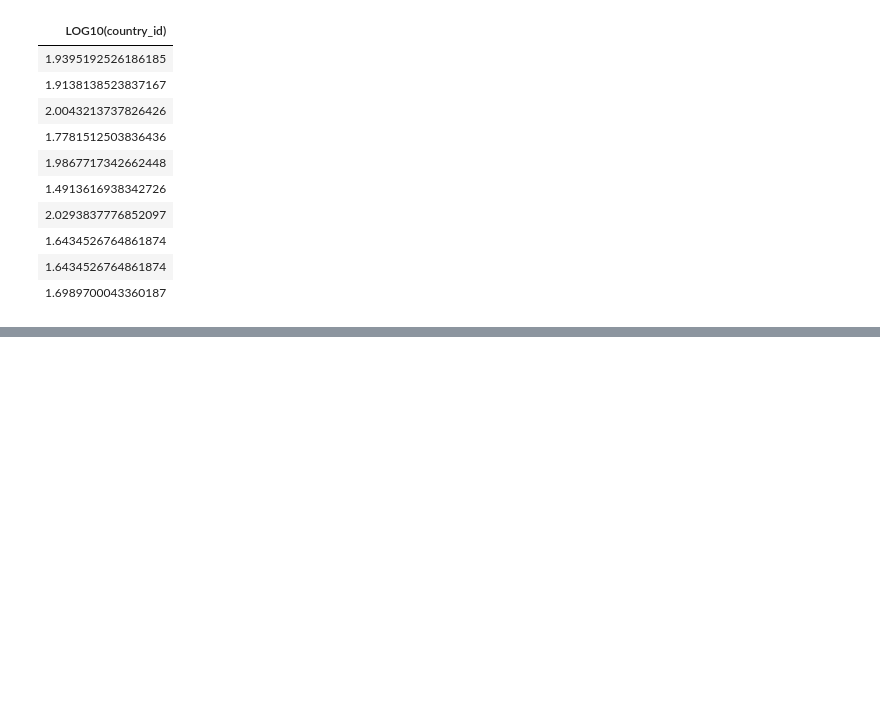
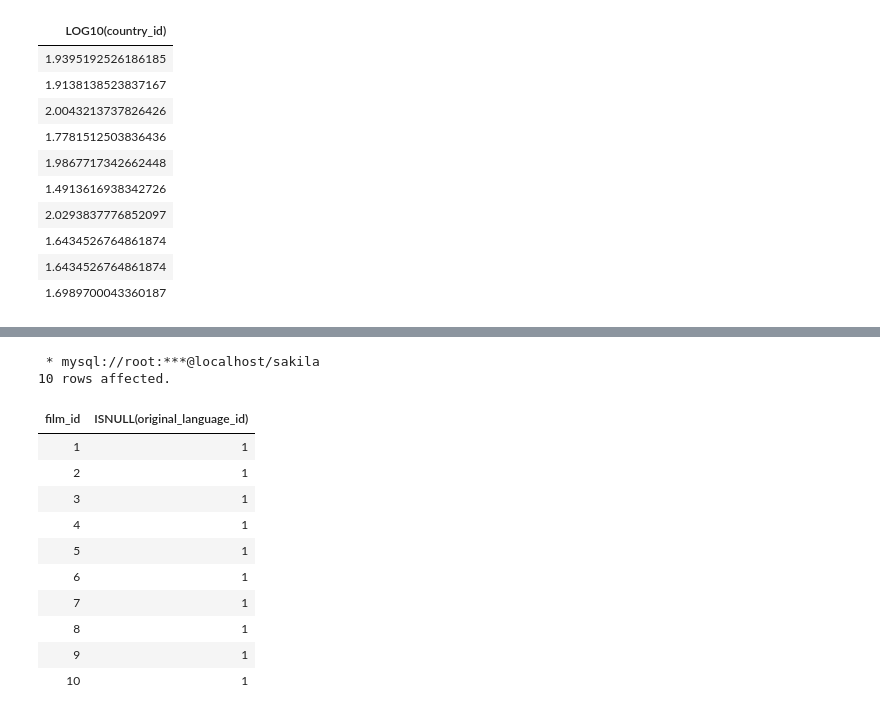
Before and after one commit to jinlin82/database-and-sql, a Jupyter notebook: sql-magic.ipynb, the cells around one changed output, grey strips where cells are left out. Cells and saved outputs as stored; diff of their text form; code cells hidden in the pictures; blank space fills up the shorter version.

```diff
--- a/sql-magic.ipynb
+++ b/sql-magic.ipynb
@@ -1015,0 +1253,18 @@ from products limit 20;
+# %%
+%%sql
+SELECT film_id,ISNULL(original_language_id)
+FROM film limit 10;
+# %% [output]
+ * mysql://root:***@localhost/sakila
+10 rows affected.
+| film_id | ISNULL(original_language_id) |
+| 1 | 1 |
+| 2 | 1 |
+| 3 | 1 |
+| 4 | 1 |
+| 5 | 1 |
+| 6 | 1 |
+| 7 | 1 |
+| 8 | 1 |
+| 9 | 1 |
+| 10 | 1 |
```
Also changed, not shown: parts of 28 cells of this notebook.
